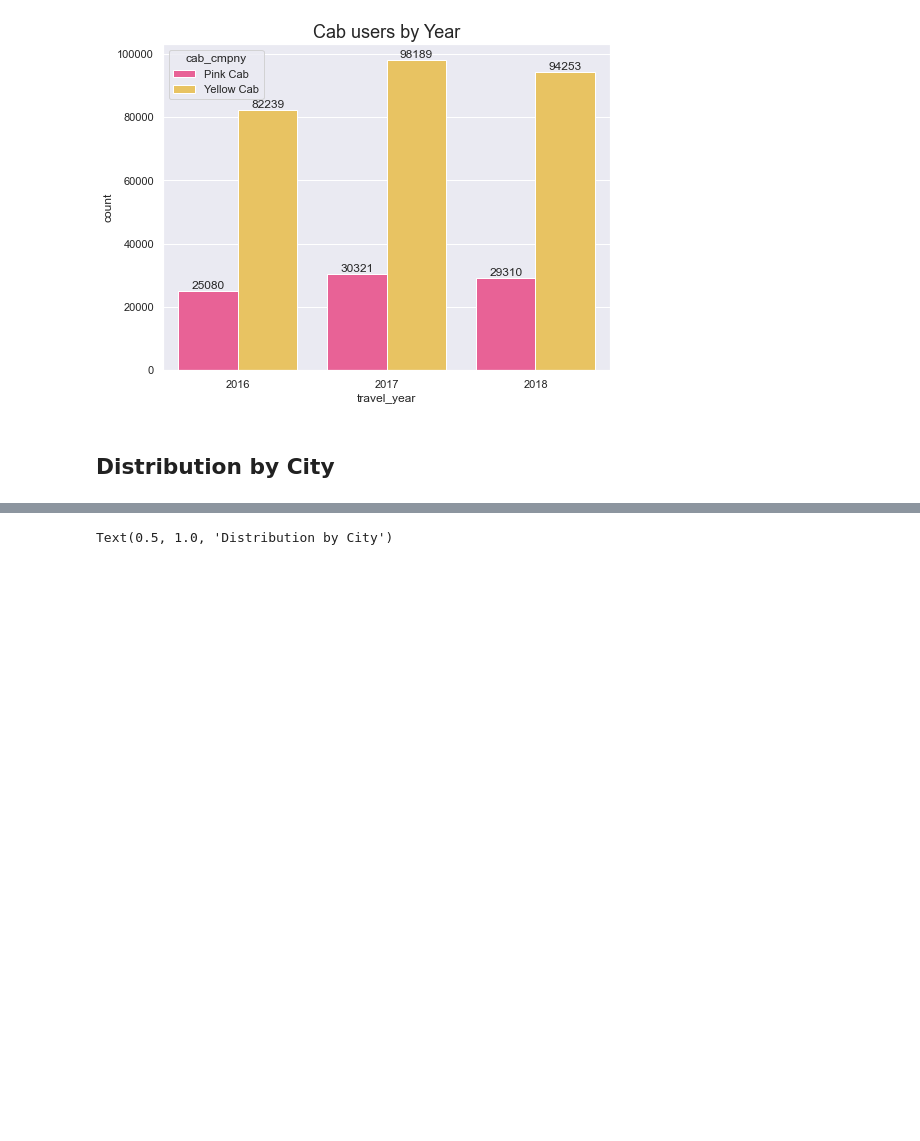
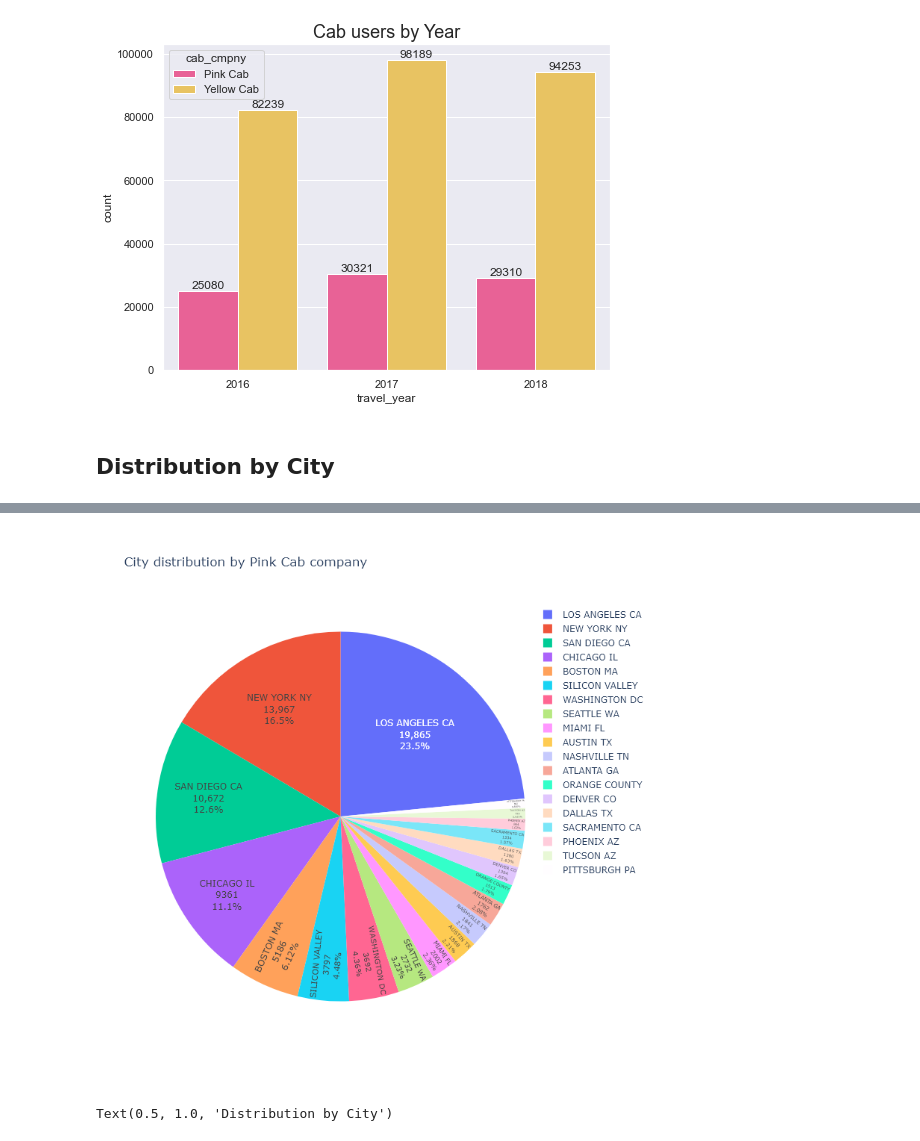
Before and after one commit to Ashish-Sasna/Data-Glacier, a Jupyter notebook: Week 2/Scripts/G2M_Insights.ipynb, the cells around one changed output, grey strips where cells are left out. Saved outputs shown, nothing was run; the diff lists cells and outputs as text; code cells hidden in the pictures; blank space fills up the shorter version.

```diff
--- a/Week 2/Scripts/G2M_Insights.ipynb
+++ b/Week 2/Scripts/G2M_Insights.ipynb
@@ -402,3 +459,18 @@ fig.show("png")
+# %%
+pink_city = final_df[final_df['cab_cmpny'] == 'Pink Cab'].groupby('city').count()
+
+fig = px.pie(pink_city,
+             values=pink_city.users,
+             names=pink_city.index,
+             title='City distribution by Pink Cab company')
+fig.update_traces(textposition='inside',
+                  textinfo='value+label+percent')
+fig.update_layout(width=750,
+                  height=750)
+fig.update(layout_showlegend=True)
+fig.show("png")
+# %% [output]
+[figure, added]
 # %%
 sns.set(rc = {'figure.figsize':(15,8)})
 ax = sns.histplot(x='city',
```
Also changed, not shown: parts of 22 cells of this notebook, 2 other files.
